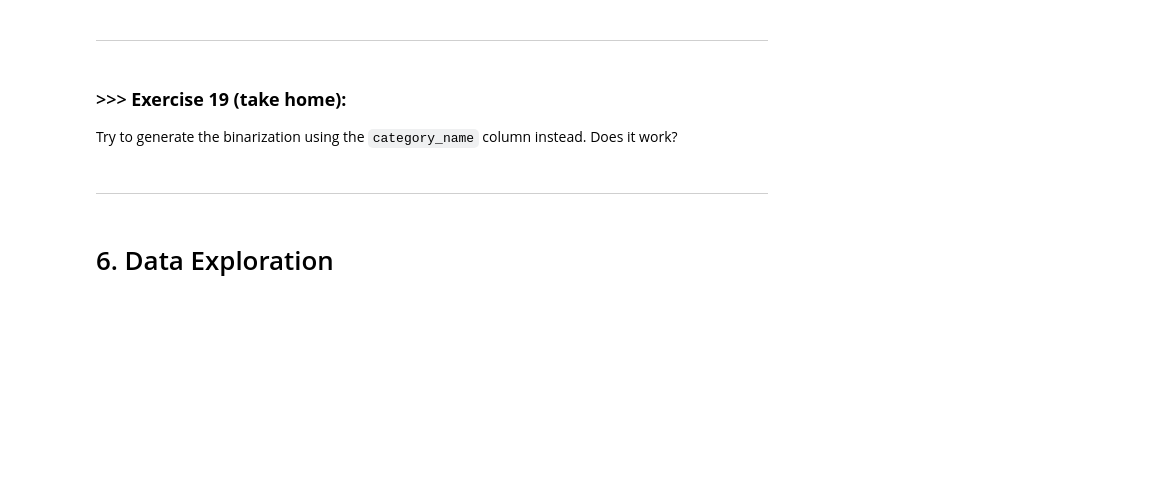
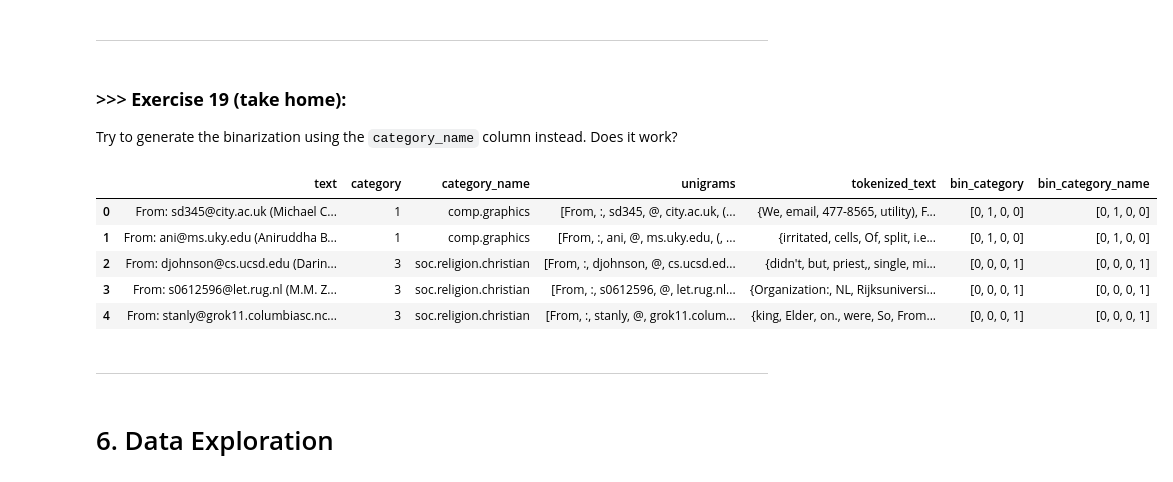
Before and after one commit to jason34105533/DM2025-Lab1-Exercise, a Jupyter notebook: DM2025-Lab1-Master.ipynb, the cells around one changed output. Cells and saved outputs as stored; diff of their text form; code cells hidden in the pictures; blank space fills up the shorter version.

```diff
--- a/DM2025-Lab1-Master.ipynb
+++ b/DM2025-Lab1-Master.ipynb
@@ -2182,3 +2317,22 @@ Try to generate the binarization using the `category_name` column instead. Does
+# %%
+# Answer here
+
+# Try to generate the binarization using the `category_name` column
+
+mlb_name = preprocessing.LabelBinarizer()
+mlb_name.fit(X.category_name)
+
+# Append column to dataframe
+X['bin_category_name'] = mlb_name.transform(X['category_name']).tolist()
+
+X.head()
+# %% [output]
+|  | text | category | category_name | unigrams | tokenized_text | bin_category | bin_category_name |
+| 0 | From: sd345@city.ac.uk (Michael C... | 1 | comp.graphics | [From, :, sd345, @, city.ac.uk, (... | {We, email, 477-8565, utility), F... | [0, 1, 0, 0] | [0, 1, 0, 0] |
+| 1 | From: ani@ms.uky.edu (Aniruddha B... | 1 | comp.graphics | [From, :, ani, @, ms.uky.edu, (, ... | {irritated, cells, Of, split, i.e... | [0, 1, 0, 0] | [0, 1, 0, 0] |
+| 2 | From: djohnson@cs.ucsd.edu (Darin... | 3 | soc.religion.christian | [From, :, djohnson, @, cs.ucsd.ed... | {didn't, but, priest,, single, mi... | [0, 0, 0, 1] | [0, 0, 0, 1] |
+| 3 | From: s0612596@let.rug.nl (M.M. Z... | 3 | soc.religion.christian | [From, :, s0612596, @, let.rug.nl... | {Organization:, NL, Rijksuniversi... | [0, 0, 0, 1] | [0, 0, 0, 1] |
+| 4 | From: stanly@grok11.columbiasc.nc... | 3 | soc.religion.christian | [From, :, stanly, @, grok11.colum... | {king, Elder, on., were, So, From... | [0, 0, 0, 1] | [0, 0, 0, 1] |
 # %% [markdown]
 ---
 # %% [markdown]
```
Also changed, not shown: parts of 68 cells of this notebook, 9 other files.
